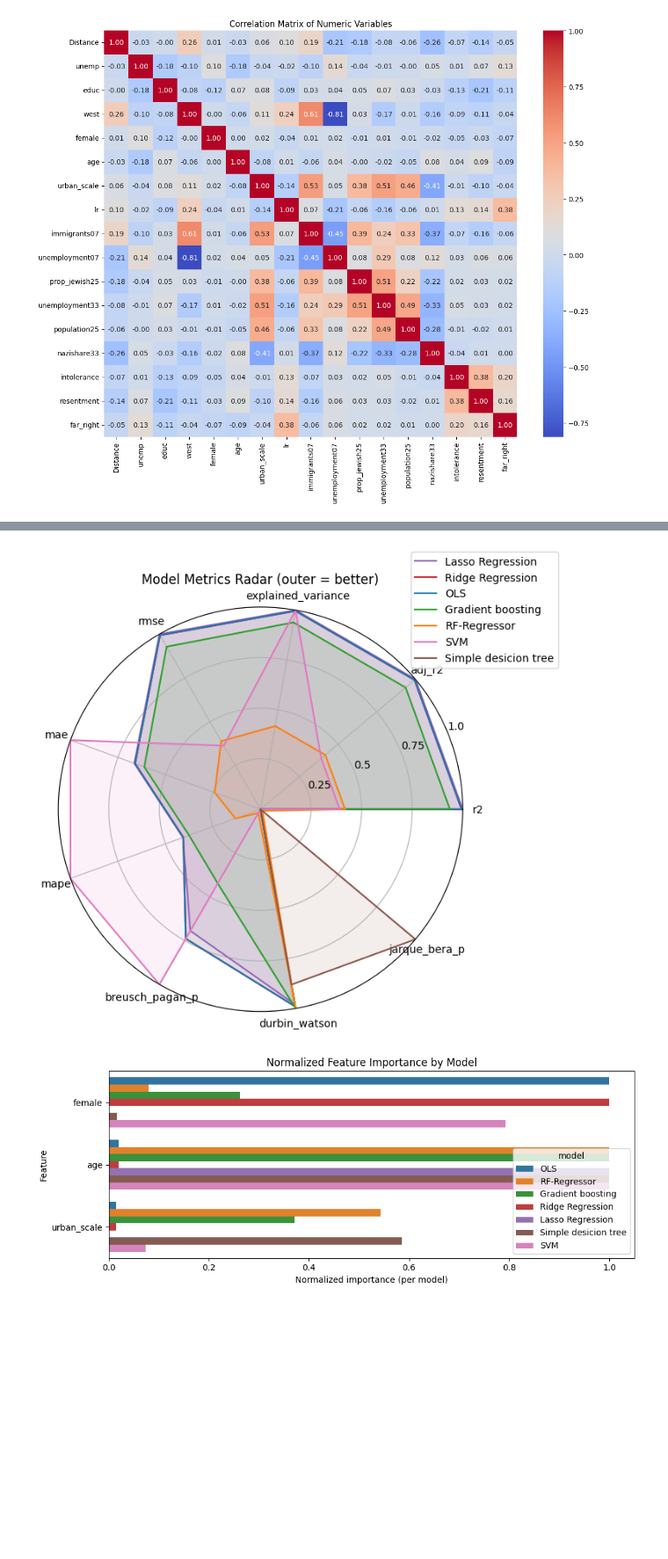
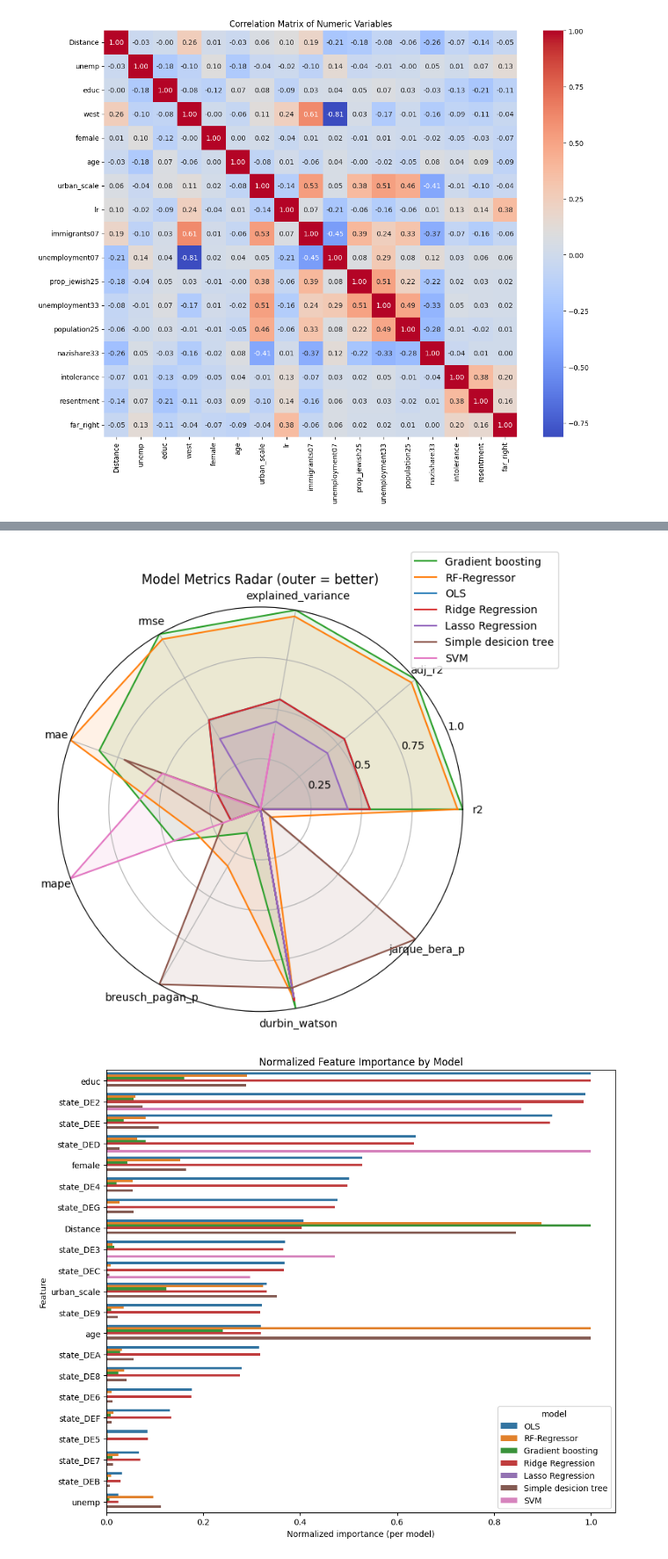
Before and after one commit to josaur/sds-exam, a Jupyter notebook: exam-sds/Exam-Notebook.ipynb, the cells around one changed output, grey strips where cells are left out. Shown at 88% size. Saved outputs shown, nothing was run; the diff lists cells and outputs as text; code cells hidden in the pictures; blank space fills up the shorter version.

```diff
--- a/exam-sds/Exam-Notebook.ipynb
+++ b/exam-sds/Exam-Notebook.ipynb
@@ -502,4 +532,4 @@ def regression_evaluation(
     return {"metrics": results, "metrics_table": metrics_df}
 # %%
-out = regression_evaluation(list(models.items()), X_test, y_test)
+out = regression_evaluation(list(models.items()), X_test, y_test, control_prefixes=control_cols)
 # %% [output]
@@ -509,2 +539,2 @@ out = regression_evaluation(list(models.items()), X_test, y_test)
-[figure, old version]
+[figure, new version]
-[figure, old version]
+[figure, new version]
```
Also changed, not shown: parts of 11 cells of this notebook.
